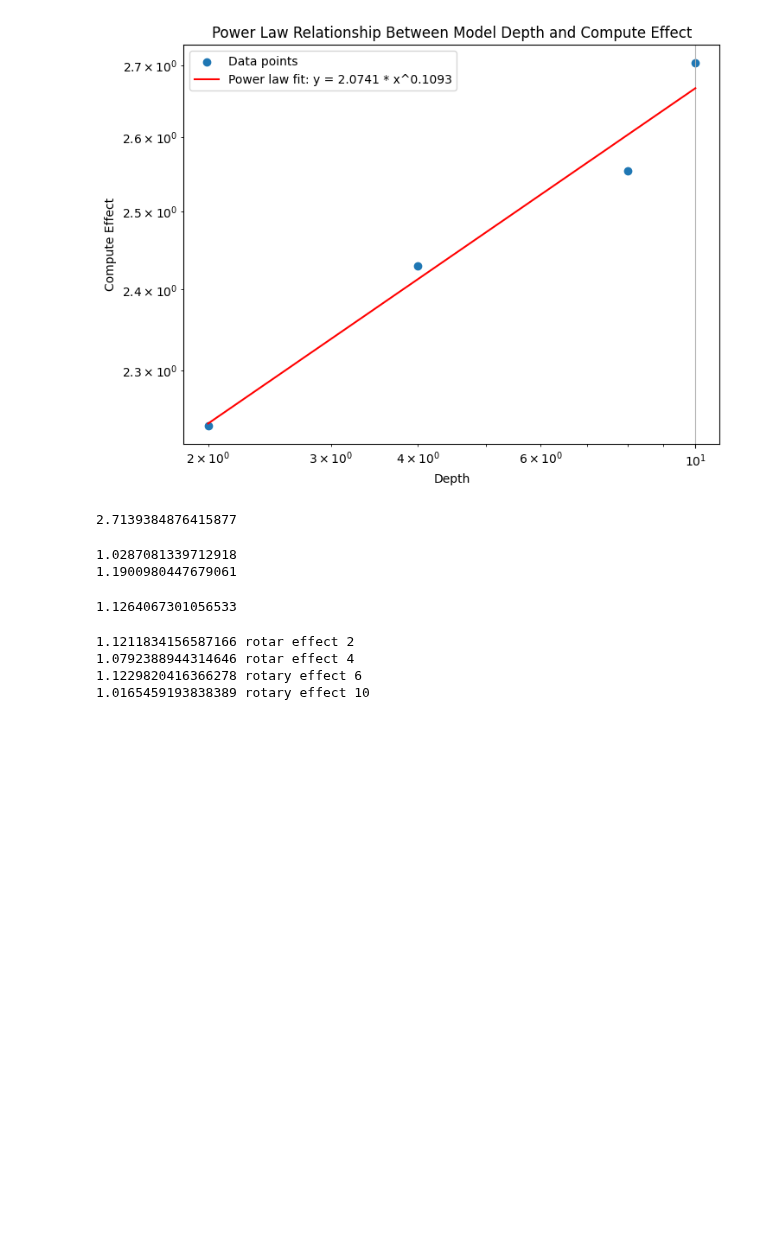
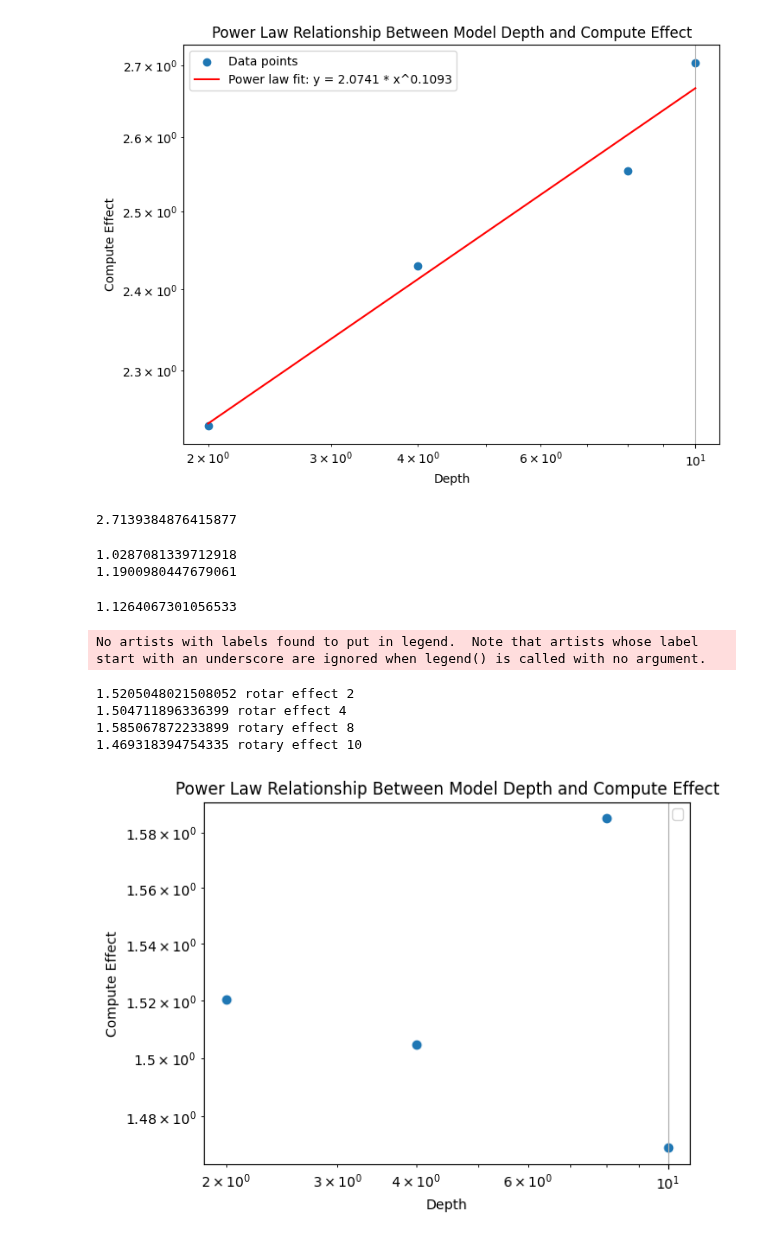
Before and after one commit to hansgundlach/Experimental_Progress, a Jupyter notebook: experiment_analysis.ipynb, the cells around one changed output. Drawn from its saved outputs; the diff is of its cells as text; code cells hidden in the pictures; blank space fills up the shorter version.

```diff
--- a/experiment_analysis.ipynb
+++ b/experiment_analysis.ipynb
@@ -245,38 +245,66 @@ print(rotary_effect)
 #   Best:  4.6021 ± 0.0008
 # 8:
 #   Final: 4.5792 ± 0.0064
 #   Best:  4.5792 ± 0.0064
 # 10:
 #   Final: 4.5342 ± 0.0077
 #   Best:  4.5342 ± 0.0077
 
 
 # #after 5 epochs on 10**8 data rope
 # 2:
 #   Final: 4.6182 ± 0.0005
 #   Best:  4.6182 ± 0.0005
 # 4:
 #   Final: 4.5680 ± 0.0029
 #   Best:  4.5680 ± 0.0029
 # 8:
 #   Final: 4.5279 ± 0.0039
 #   Best:  4.5279 ± 0.0039
 # 10:
 #   Final: 4.5270 ± 0.0035
 #   Best:  4.5270 ± 0.0035
 
 
+#after 5 epochs on 3*10**8 data
+# Comparing different num_layers values:
+# 2:
+#   Final: 4.4836 ± 0.0017
+#   Best:  4.4836 ± 0.0017
+# 4:
+#   Final: 4.4240 ± 0.0046
+#   Best:  4.4240 ± 0.0046
+# 8:
+#   Final: 4.3808 ± 0.0038
+#   Best:  4.3808 ± 0.0038
+# 10:
+#   Final: 4.3701 ± 0.0003
+#   Best:  4.3701 ± 0.0003
 
-rotary_effect_2 = compute_effect(4.6182, 4.6704)
-rotary_effect_4 = compute_effect(4.5680,4.6021)
-rotary_effect_8 = compute_effect(4.5279, 4.5792)
-rotary_effect_10 = compute_effect(4.5270,4.5342)
+
+rotary_effect_2 = compute_effect(4.4836, 4.6704)
+rotary_effect_4 = compute_effect(4.4240,4.6021)
+rotary_effect_8 = compute_effect(4.3808, 4.5792)
+rotary_effect_10 = compute_effect(4.3701,4.5342)
 print(rotary_effect_2, "rotar effect 2 ")
 print(rotary_effect_4, "rotar effect 4 ")
 print(rotary_effect_8, "rotary effect 8")
 print(rotary_effect_10, "rotary effect 10")
+compute_effects = [rotary_effect_2, rotary_effect_4, rotary_effect_8, rotary_effect_10]
+depths = [2, 4, 8, 10]
+plt.scatter(depths, compute_effects)
+plt.xscale('log')
+plt.yscale('log')
+plt.xlabel('Depth')
+plt.ylabel('Compute Effect')
+plt.title('Power Law Relationship Between Model Depth and Compute Effect')
+plt.legend()
+plt.grid(True)
+plt.show()
 # %% [output]
-1.1211834156587166 rotar effect 2
-1.0792388944314646 rotar effect 4
-1.1229820416366278 rotary effect 6
-1.0165459193838389 rotary effect 10
+No artists with labels found to put in legend.  Note that artists whose label start with an underscore are ignored when legend() is called with no argument.
+1.5205048021508052 rotar effect 2
+1.504711896336399 rotar effect 4
+1.585067872233899 rotary effect 8
+1.469318394754335 rotary effect 10
+[figure, added]
```
Also changed, not shown: 2 other files.
